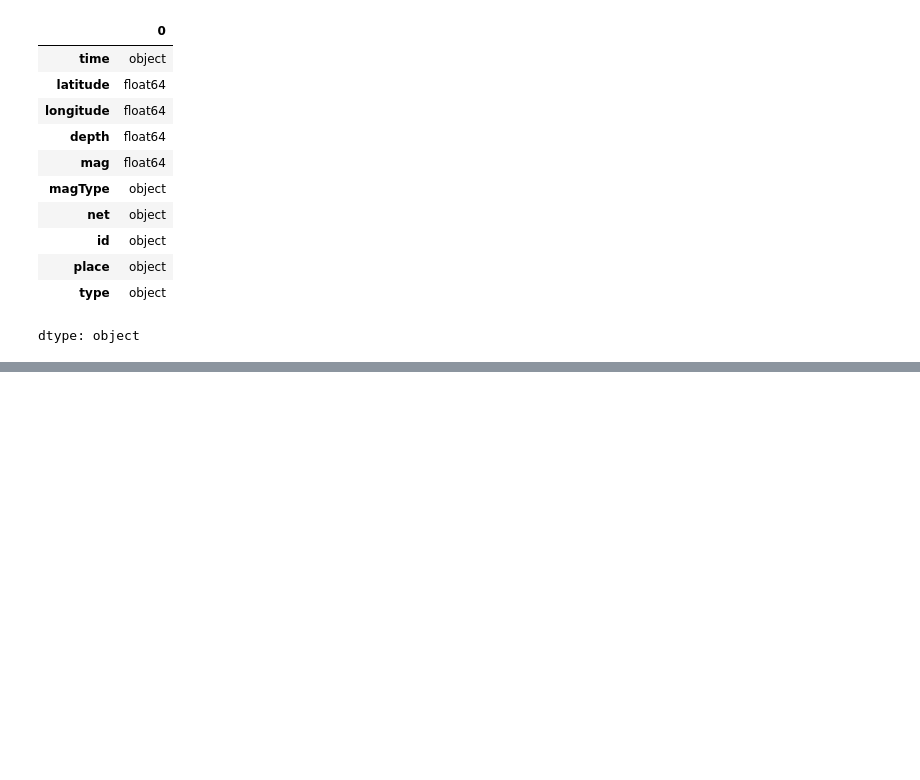
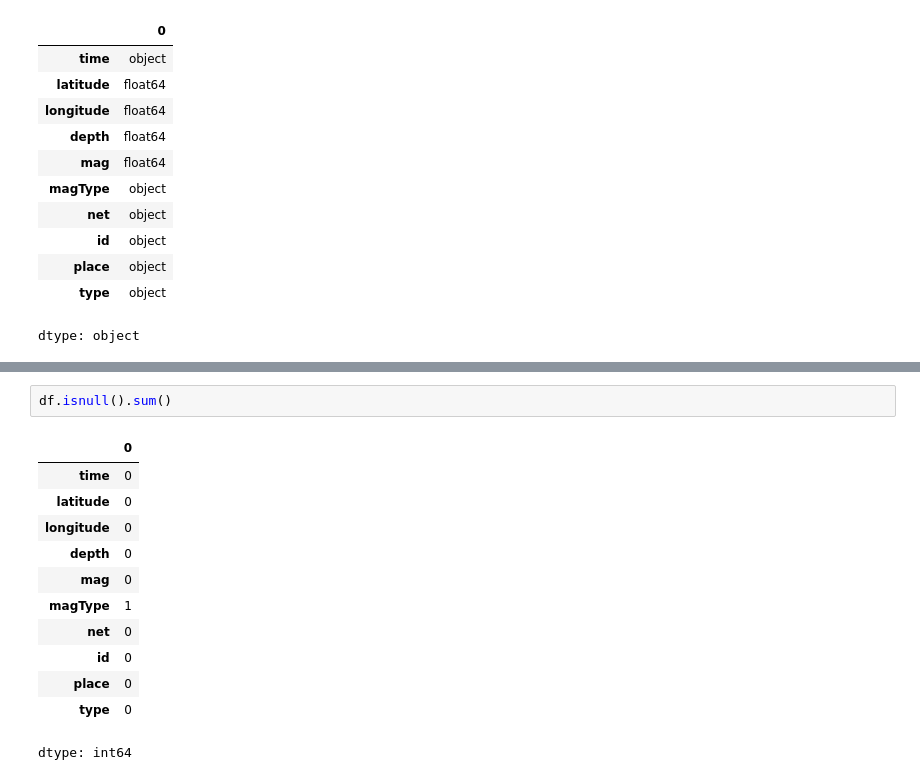
Before and after one commit to CameronKoP4/earthquake-dataset-analysis, a Jupyter notebook: Earthquakes_Dataset.ipynb, the cells around one changed output, grey strips where cells are left out. Cells and saved outputs as stored; diff of their text form; blank space fills up the shorter version.

```diff
--- a/Earthquakes_Dataset.ipynb
+++ b/Earthquakes_Dataset.ipynb
@@ -74,0 +105,15 @@ dtype: object
+# %%
+df.isnull().sum()
+# %% [output]
+|  | 0 |
+| time | 0 |
+| latitude | 0 |
+| longitude | 0 |
+| depth | 0 |
+| mag | 0 |
+| magType | 1 |
+| net | 0 |
+| id | 0 |
+| place | 0 |
+| type | 0 |
+dtype: int64
```
Also changed, not shown: parts of 6 cells of this notebook.
